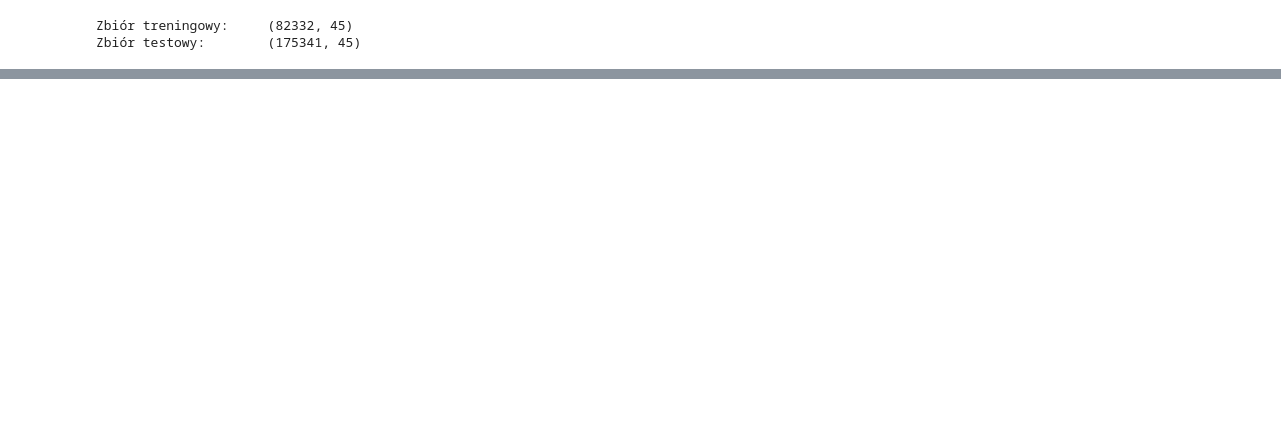
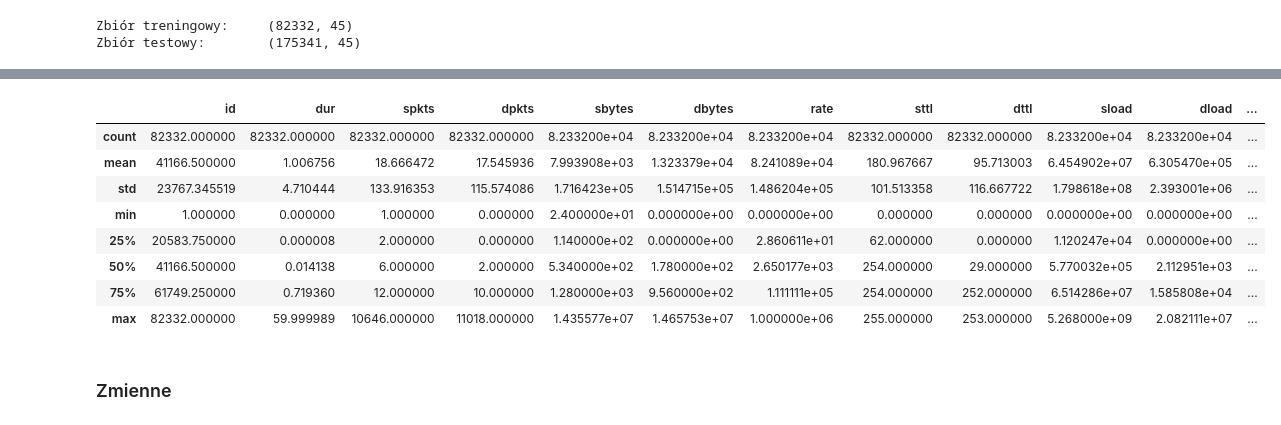
Before and after one commit to KraszewskiK/2022L-WB-ML-2-projekt, a Jupyter notebook: EDA.ipynb, the cells around one changed output, grey strips where cells are left out. Cells and saved outputs as stored; diff of their text form; code cells hidden in the pictures; blank space fills up the shorter version.

```diff
--- a/EDA.ipynb
+++ b/EDA.ipynb
@@ -67,0 +101,14 @@ memory usage: 28.3+ MB
+# %%
+df_train.describe()
+# %% [output]
+|  | id | dur | spkts | dpkts | sbytes | dbytes | rate | sttl | dttl | sload | dload | ... |
+| count | 82332.000000 | 82332.000000 | 82332.000000 | 82332.000000 | 8.233200e+04 | 8.233200e+04 | 8.233200e+04 | 82332.000000 | 82332.000000 | 8.233200e+04 | 8.233200e+04 | ... |
+| mean | 41166.500000 | 1.006756 | 18.666472 | 17.545936 | 7.993908e+03 | 1.323379e+04 | 8.241089e+04 | 180.967667 | 95.713003 | 6.454902e+07 | 6.305470e+05 | ... |
+| std | 23767.345519 | 4.710444 | 133.916353 | 115.574086 | 1.716423e+05 | 1.514715e+05 | 1.486204e+05 | 101.513358 | 116.667722 | 1.798618e+08 | 2.393001e+06 | ... |
+| min | 1.000000 | 0.000000 | 1.000000 | 0.000000 | 2.400000e+01 | 0.000000e+00 | 0.000000e+00 | 0.000000 | 0.000000 | 0.000000e+00 | 0.000000e+00 | ... |
+| 25% | 20583.750000 | 0.000008 | 2.000000 | 0.000000 | 1.140000e+02 | 0.000000e+00 | 2.860611e+01 | 62.000000 | 0.000000 | 1.120247e+04 | 0.000000e+00 | ... |
+| 50% | 41166.500000 | 0.014138 | 6.000000 | 2.000000 | 5.340000e+02 | 1.780000e+02 | 2.650177e+03 | 254.000000 | 29.000000 | 5.770032e+05 | 2.112951e+03 | ... |
+| 75% | 61749.250000 | 0.719360 | 12.000000 | 10.000000 | 1.280000e+03 | 9.560000e+02 | 1.111111e+05 | 254.000000 | 252.000000 | 6.514286e+07 | 1.585808e+04 | ... |
+| max | 82332.000000 | 59.999989 | 10646.000000 | 11018.000000 | 1.435577e+07 | 1.465753e+07 | 1.000000e+06 | 255.000000 | 253.000000 | 5.268000e+09 | 2.082111e+07 | ... |
+# %% [markdown]
+### Zmienne
```
Also changed, not shown: parts of 19 cells of this notebook.
